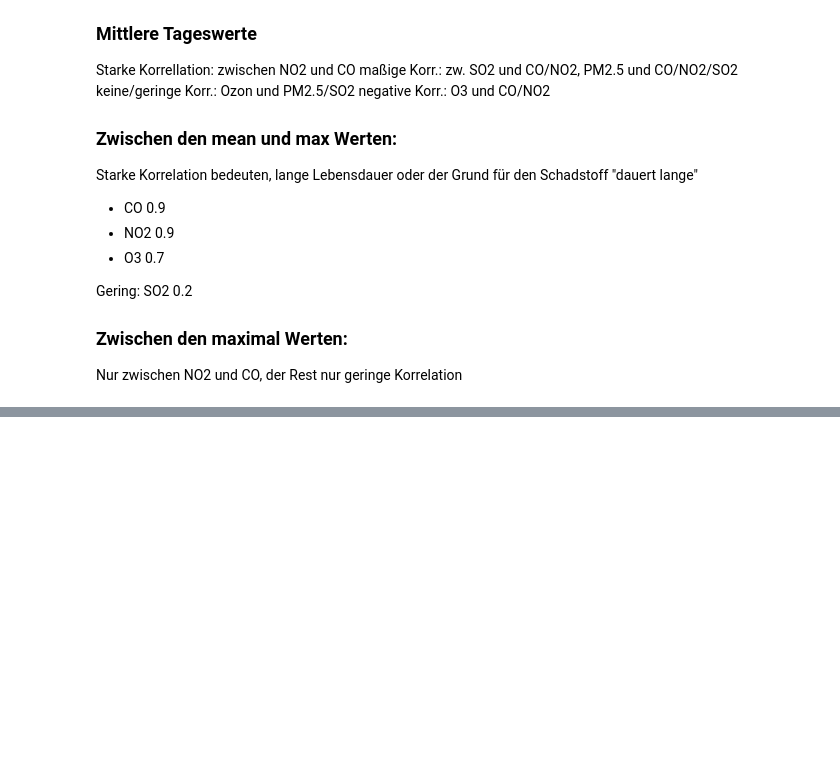
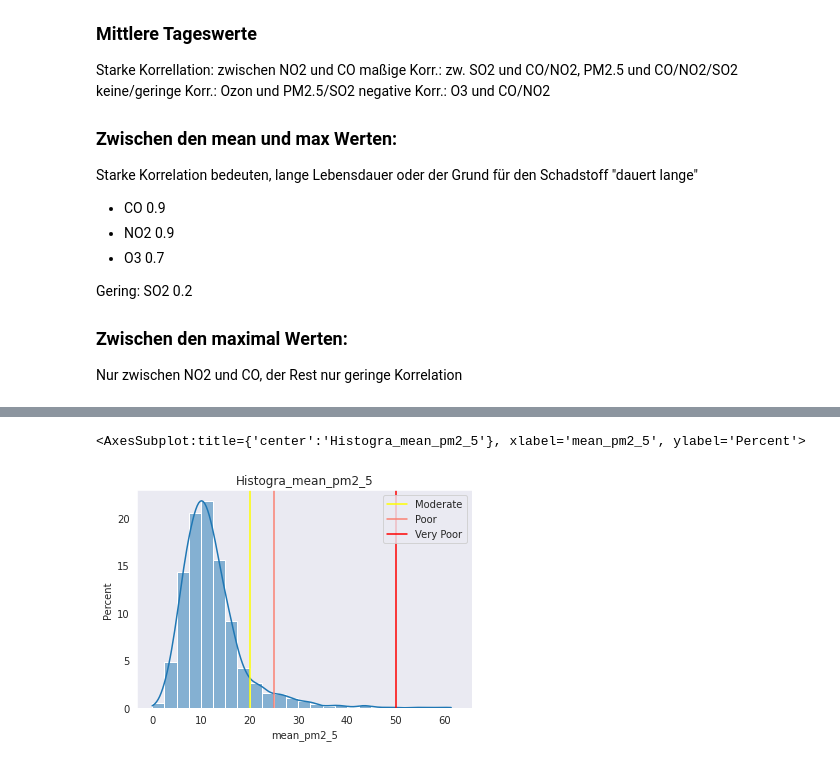
Before and after one commit to fxschmidt/AirPollution, a Jupyter notebook: Eigenes_Projekt/analysis_AirPollution.ipynb, the cells around one changed output, grey strips where cells are left out. Saved outputs shown, nothing was run; the diff lists cells and outputs as text; code cells hidden in the pictures; blank space fills up the shorter version.

```diff
--- a/Eigenes_Projekt/analysis_AirPollution.ipynb
+++ b/Eigenes_Projekt/analysis_AirPollution.ipynb
@@ -122,0 +131,5 @@ array=[795.62785924 642.96193548 510.21941176 427.46909091 365.78475073
+# %%
+pollutant_hist("pm2_5",bins=2.5,max_value=False)
+# %% [output]
+<AxesSubplot:title={'center':'Histogra_mean_pm2_5'}, xlabel='mean_pm2_5', ylabel='Percent'>
+[figure, added]
```
Also changed, not shown: parts of 14 cells of this notebook, 5 other files.
